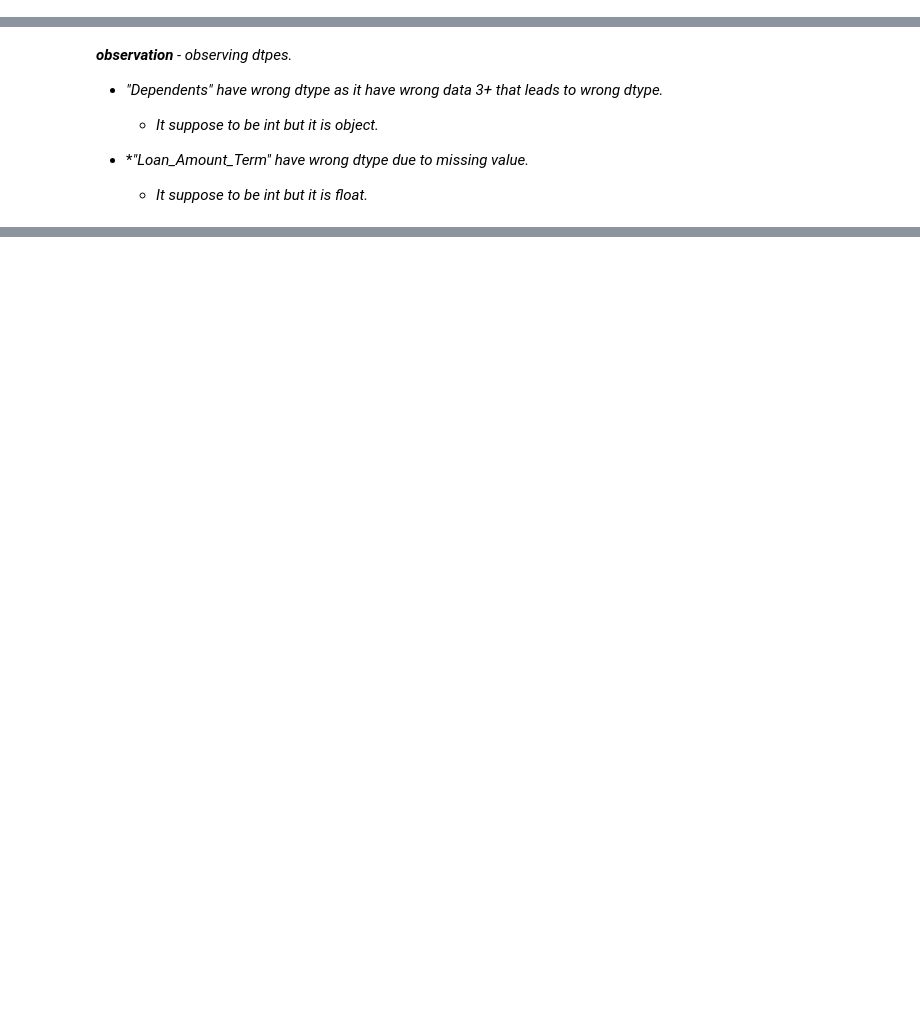
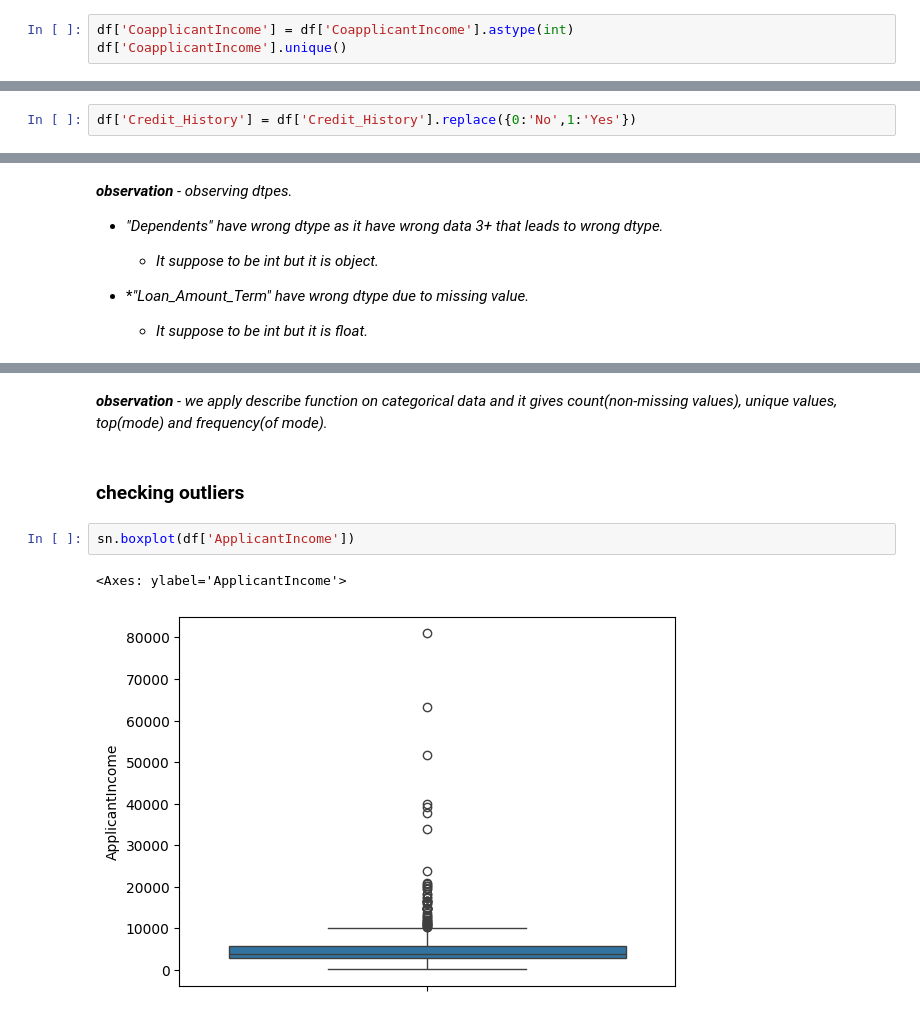
Before and after one commit to SAKSHISAAHU/Data_Analytics, a Jupyter notebook: 9.project/1.prj_with_py.ipynb, the cells around one changed output, grey strips where cells are left out. Drawn from its saved outputs; the diff is of its cells as text; blank space fills up the shorter version.

```diff
--- a/9.project/1.prj_with_py.ipynb
+++ b/9.project/1.prj_with_py.ipynb
@@ -229,3 +229,6 @@ array([0.00000000e+00, 1.50800000e+03, 2.35800000e+03, 4.19600000e+03,
        3.80000000e+03, 1.41100000e+03, 2.40000000e+02])
 # %% [markdown]
 ***observation** - observe value are like 1.51500000e+03 which mean 1.5x10^3 -- 1.5x1000 -- 1500 for writting this they have witten like that.*
+# %%
+df['CoapplicantIncome'] = df['CoapplicantIncome'].astype(int)
+df['CoapplicantIncome'].unique()
@@ -282,3 +305,5 @@ df['Credit_History'].unique()
 array([ 1.,  0., nan])
 # %% [markdown]
 ***observation** - It is categorical variable with encoded data which have 2 unique values and have missing values in column.*
+# %%
+df['Credit_History'] = df['Credit_History'].replace({0:'No',1:'Yes'})
@@ -354,0 +410,9 @@ memory usage: 62.5+ KB
+# %% [markdown]
+***observation** - we apply describe function on categorical data and it gives count(non-missing values), unique values, top(mode) and frequency(of mode).*
+# %% [markdown]
+### **checking outliers**
+# %%
+sn.boxplot(df['ApplicantIncome'])
+# %% [output]
+<Axes: ylabel='ApplicantIncome'>
+[figure, added]
```
Also changed, not shown: parts of 47 cells of this notebook.
